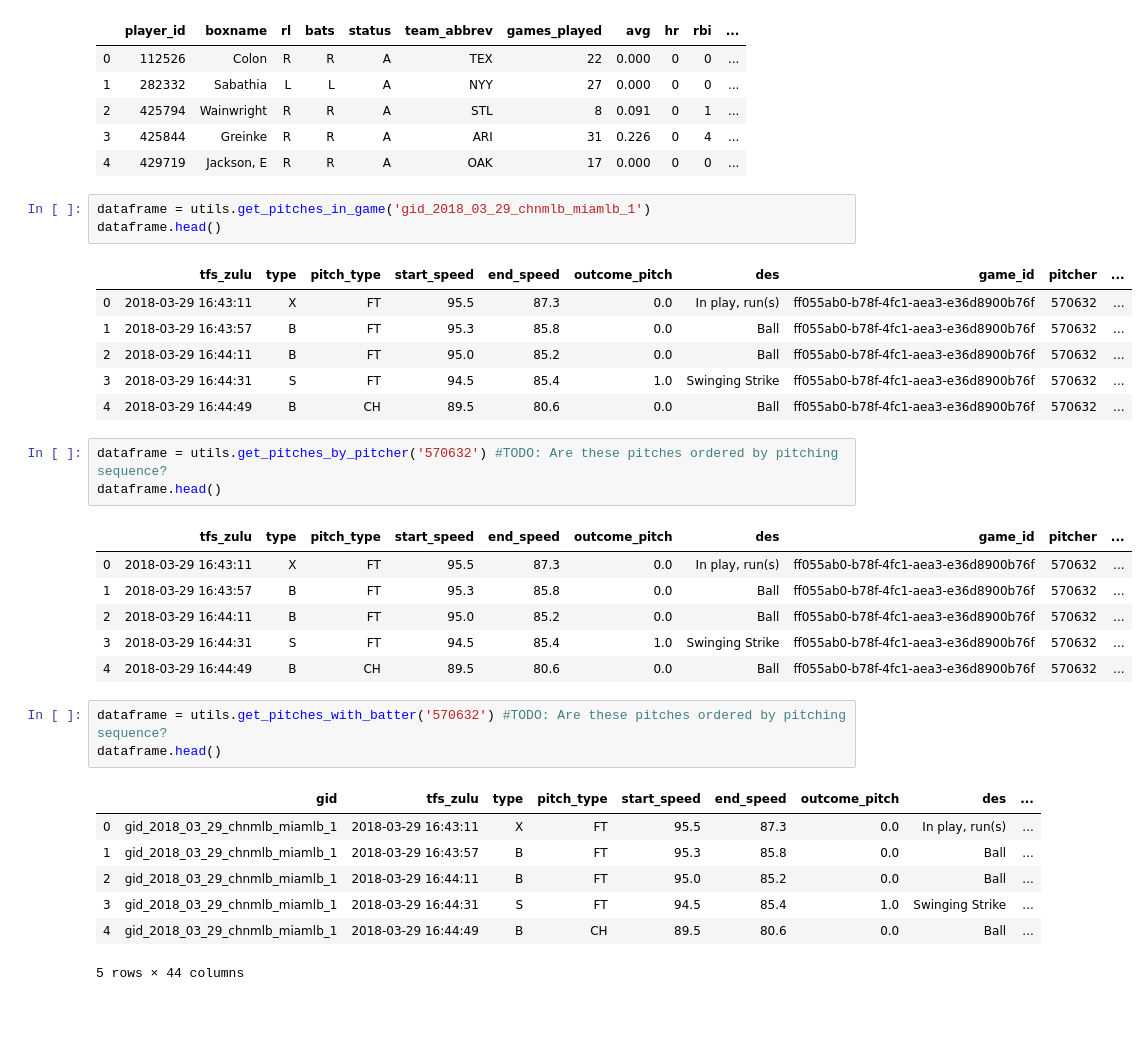
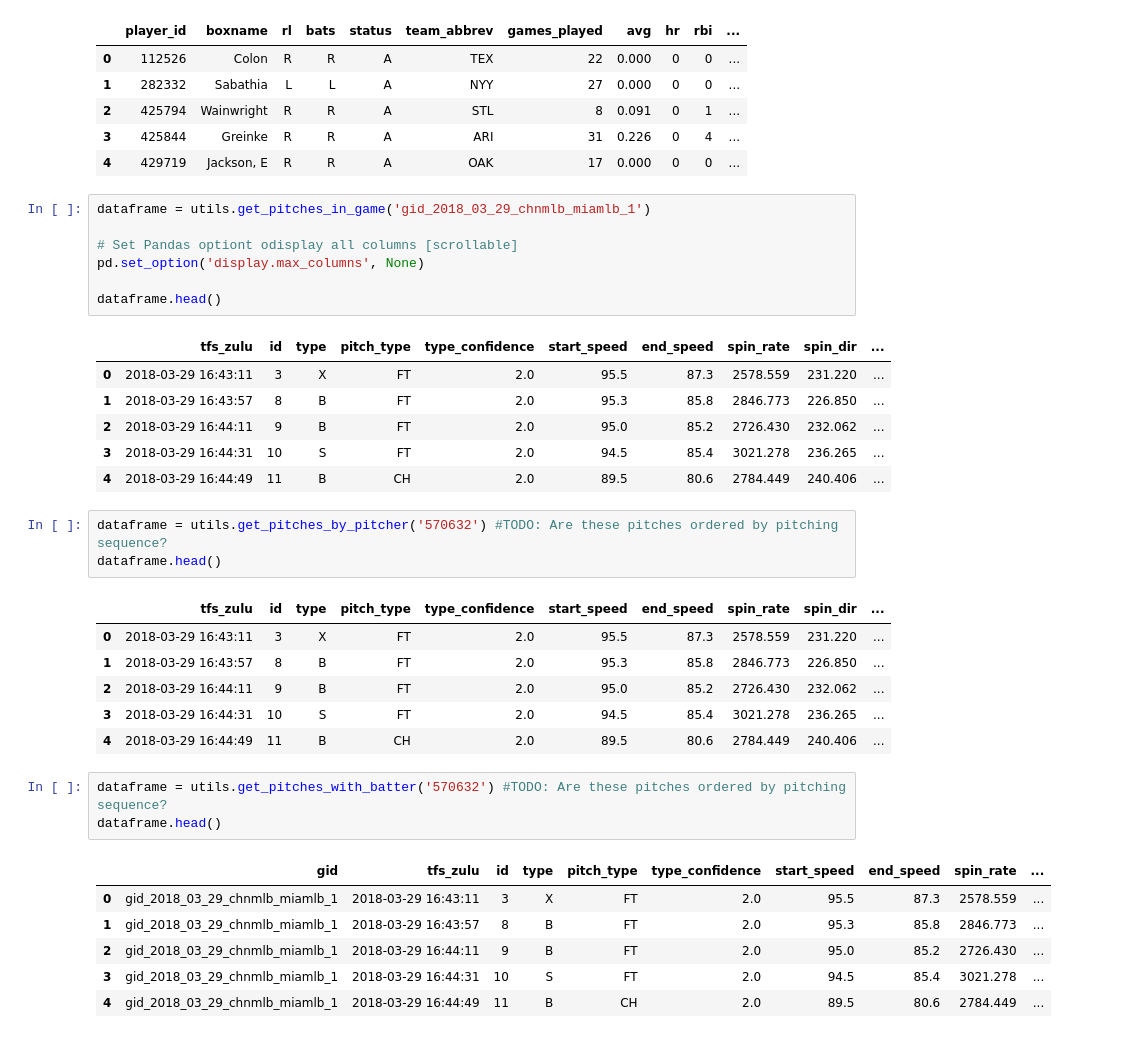
Before and after one commit to JavierPalomares90/scalable_ml_project, a Jupyter notebook: Predicting_Pitches_Notebook.ipynb, the cells around one changed output. Saved outputs shown, nothing was run; the diff lists cells and outputs as text; blank space fills up the shorter version.

Commit message:
Re-ran notebook with expanded queries, and added option to display all dataframe columns.

```diff
--- a/Predicting_Pitches_Notebook.ipynb
+++ b/Predicting_Pitches_Notebook.ipynb
@@ -16,32 +20,35 @@ dataframe.head()
 | 4 | 429719 | Jackson, E | R | R | A | OAK | 17 | 0.000 | 0 | 0 | ... |
 # %%
 dataframe = utils.get_pitches_in_game('gid_2018_03_29_chnmlb_miamlb_1')
+
+# Set Pandas optiont odisplay all columns [scrollable]
+pd.set_option('display.max_columns', None)
+
 dataframe.head()
 # %% [output]
-|  | tfs_zulu | type | pitch_type | start_speed | end_speed | outcome_pitch | des | game_id | pitcher | ... |
-| 0 | 2018-03-29 16:43:11 | X | FT | 95.5 | 87.3 | 0.0 | In play, run(s) | ff055ab0-b78f-4fc1-aea3-e36d8900b76f | 570632 | ... |
-| 1 | 2018-03-29 16:43:57 | B | FT | 95.3 | 85.8 | 0.0 | Ball | ff055ab0-b78f-4fc1-aea3-e36d8900b76f | 570632 | ... |
-| 2 | 2018-03-29 16:44:11 | B | FT | 95.0 | 85.2 | 0.0 | Ball | ff055ab0-b78f-4fc1-aea3-e36d8900b76f | 570632 | ... |
-| 3 | 2018-03-29 16:44:31 | S | FT | 94.5 | 85.4 | 1.0 | Swinging Strike | ff055ab0-b78f-4fc1-aea3-e36d8900b76f | 570632 | ... |
-| 4 | 2018-03-29 16:44:49 | B | CH | 89.5 | 80.6 | 0.0 | Ball | ff055ab0-b78f-4fc1-aea3-e36d8900b76f | 570632 | ... |
+|  | tfs_zulu | id | type | pitch_type | type_confidence | start_speed | end_speed | spin_rate | spin_dir | ... |
+| 0 | 2018-03-29 16:43:11 | 3 | X | FT | 2.0 | 95.5 | 87.3 | 2578.559 | 231.220 | ... |
+| 1 | 2018-03-29 16:43:57 | 8 | B | FT | 2.0 | 95.3 | 85.8 | 2846.773 | 226.850 | ... |
+| 2 | 2018-03-29 16:44:11 | 9 | B | FT | 2.0 | 95.0 | 85.2 | 2726.430 | 232.062 | ... |
+| 3 | 2018-03-29 16:44:31 | 10 | S | FT | 2.0 | 94.5 | 85.4 | 3021.278 | 236.265 | ... |
+| 4 | 2018-03-29 16:44:49 | 11 | B | CH | 2.0 | 89.5 | 80.6 | 2784.449 | 240.406 | ... |
 # %%
 dataframe = utils.get_pitches_by_pitcher('570632') #TODO: Are these pitches ordered by pitching sequence?
 dataframe.head()
 # %% [output]
-|  | tfs_zulu | type | pitch_type | start_speed | end_speed | outcome_pitch | des | game_id | pitcher | ... |
-| 0 | 2018-03-29 16:43:11 | X | FT | 95.5 | 87.3 | 0.0 | In play, run(s) | ff055ab0-b78f-4fc1-aea3-e36d8900b76f | 570632 | ... |
-| 1 | 2018-03-29 16:43:57 | B | FT | 95.3 | 85.8 | 0.0 | Ball | ff055ab0-b78f-4fc1-aea3-e36d8900b76f | 570632 | ... |
-| 2 | 2018-03-29 16:44:11 | B | FT | 95.0 | 85.2 | 0.0 | Ball | ff055ab0-b78f-4fc1-aea3-e36d8900b76f | 570632 | ... |
-| 3 | 2018-03-29 16:44:31 | S | FT | 94.5 | 85.4 | 1.0 | Swinging Strike | ff055ab0-b78f-4fc1-aea3-e36d8900b76f | 570632 | ... |
-| 4 | 2018-03-29 16:44:49 | B | CH | 89.5 | 80.6 | 0.0 | Ball | ff055ab0-b78f-4fc1-aea3-e36d8900b76f | 570632 | ... |
+|  | tfs_zulu | id | type | pitch_type | type_confidence | start_speed | end_speed | spin_rate | spin_dir | ... |
+| 0 | 2018-03-29 16:43:11 | 3 | X | FT | 2.0 | 95.5 | 87.3 | 2578.559 | 231.220 | ... |
+| 1 | 2018-03-29 16:43:57 | 8 | B | FT | 2.0 | 95.3 | 85.8 | 2846.773 | 226.850 | ... |
+| 2 | 2018-03-29 16:44:11 | 9 | B | FT | 2.0 | 95.0 | 85.2 | 2726.430 | 232.062 | ... |
+| 3 | 2018-03-29 16:44:31 | 10 | S | FT | 2.0 | 94.5 | 85.4 | 3021.278 | 236.265 | ... |
+| 4 | 2018-03-29 16:44:49 | 11 | B | CH | 2.0 | 89.5 | 80.6 | 2784.449 | 240.406 | ... |
 # %%
 dataframe = utils.get_pitches_with_batter('570632') #TODO: Are these pitches ordered by pitching sequence?
 dataframe.head()
 # %% [output]
-|  | gid | tfs_zulu | type | pitch_type | start_speed | end_speed | outcome_pitch | des | ... |
-| 0 | gid_2018_03_29_chnmlb_miamlb_1 | 2018-03-29 16:43:11 | X | FT | 95.5 | 87.3 | 0.0 | In play, run(s) | ... |
-| 1 | gid_2018_03_29_chnmlb_miamlb_1 | 2018-03-29 16:43:57 | B | FT | 95.3 | 85.8 | 0.0 | Ball | ... |
-| 2 | gid_2018_03_29_chnmlb_miamlb_1 | 2018-03-29 16:44:11 | B | FT | 95.0 | 85.2 | 0.0 | Ball | ... |
-| 3 | gid_2018_03_29_chnmlb_miamlb_1 | 2018-03-29 16:44:31 | S | FT | 94.5 | 85.4 | 1.0 | Swinging Strike | ... |
-| 4 | gid_2018_03_29_chnmlb_miamlb_1 | 2018-03-29 16:44:49 | B | CH | 89.5 | 80.6 | 0.0 | Ball | ... |
+|  | gid | tfs_zulu | id | type | pitch_type | type_confidence | start_speed | end_speed | spin_rate | ... |
+| 0 | gid_2018_03_29_chnmlb_miamlb_1 | 2018-03-29 16:43:11 | 3 | X | FT | 2.0 | 95.5 | 87.3 | 2578.559 | ... |
+| 1 | gid_2018_03_29_chnmlb_miamlb_1 | 2018-03-29 16:43:57 | 8 | B | FT | 2.0 | 95.3 | 85.8 | 2846.773 | ... |
+| 2 | gid_2018_03_29_chnmlb_miamlb_1 | 2018-03-29 16:44:11 | 9 | B | FT | 2.0 | 95.0 | 85.2 | 2726.430 | ... |
+| 3 | gid_2018_03_29_chnmlb_miamlb_1 | 2018-03-29 16:44:31 | 10 | S | FT | 2.0 | 94.5 | 85.4 | 3021.278 | ... |
+| 4 | gid_2018_03_29_chnmlb_miamlb_1 | 2018-03-29 16:44:49 | 11 | B | CH | 2.0 | 89.5 | 80.6 | 2784.449 | ... |
-5 rows × 44 columns
```
Also changed, not shown: parts of 1 cell of this notebook.
